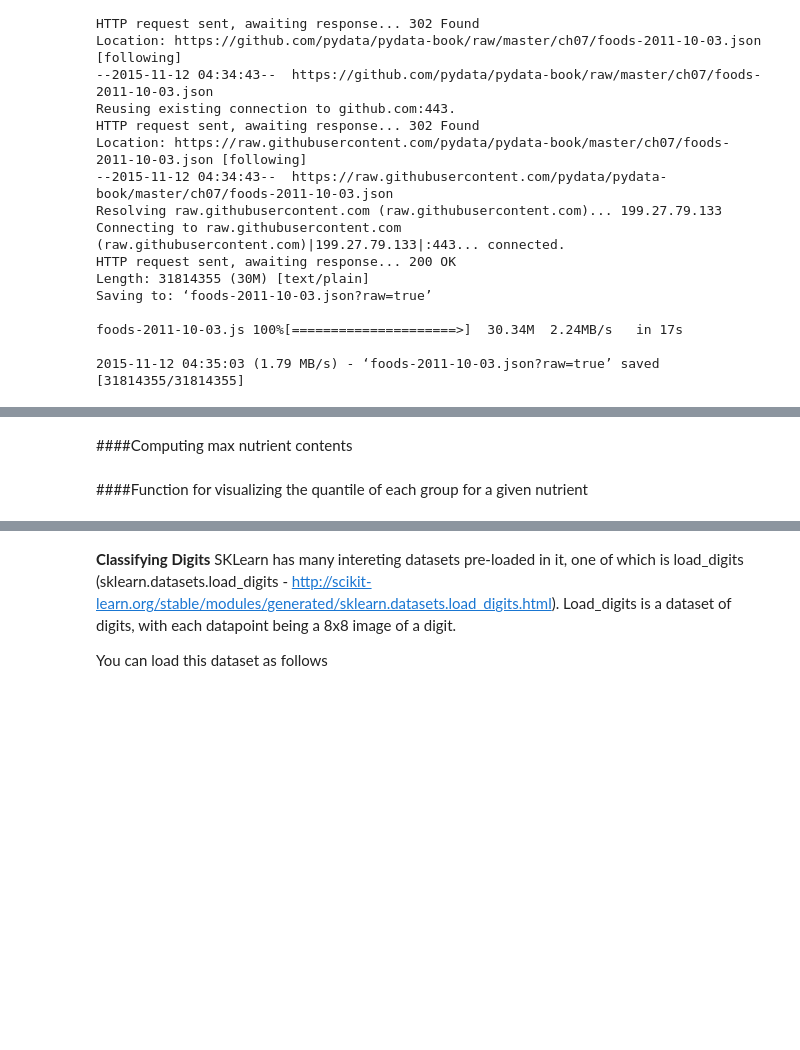
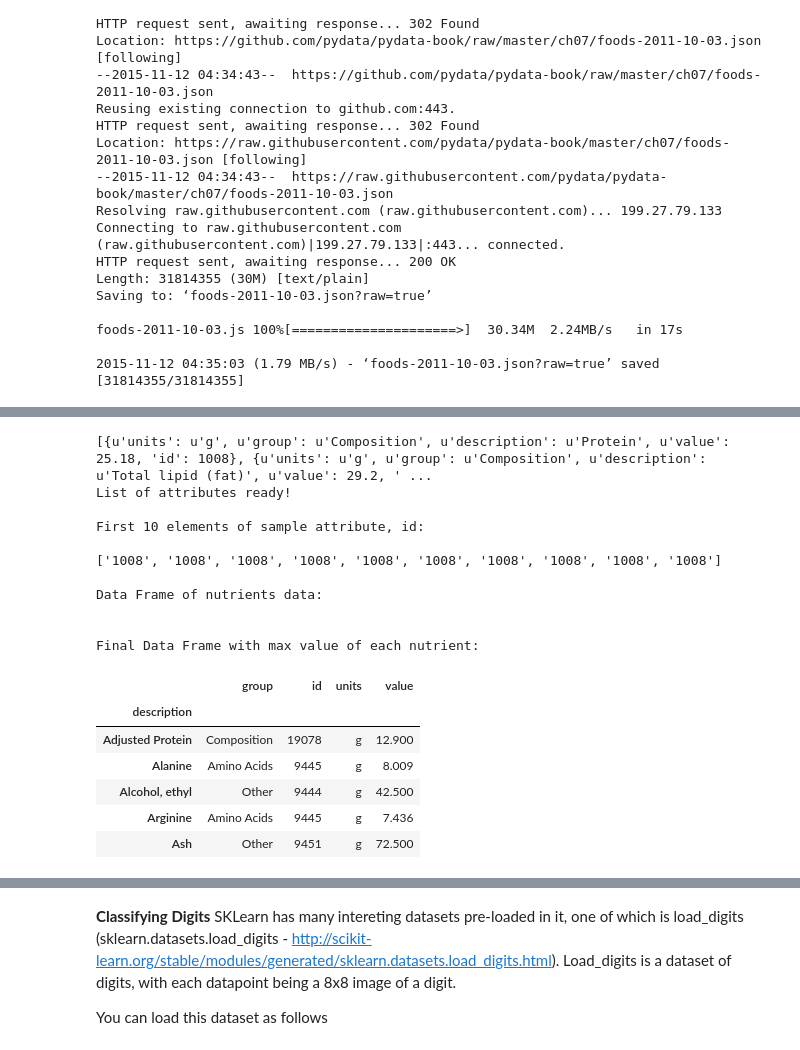
Before and after one commit to mGalarnyk/mgalarny, a Jupyter notebook: DSE200/day_3_models_and_learning/03_Exercises_HW3_MichaelGalarnyk.ipynb, the cells around one changed output, grey strips where cells are left out. Saved outputs shown, nothing was run; the diff lists cells and outputs as text; code cells hidden in the pictures; blank space fills up the shorter version.

```diff
--- a/DSE200/day_3_models_and_learning/03_Exercises_HW3_MichaelGalarnyk.ipynb
+++ b/DSE200/day_3_models_and_learning/03_Exercises_HW3_MichaelGalarnyk.ipynb
@@ -239,4 +231,58 @@ print dict_list[0:10]
-# %% [markdown]
-####Computing max nutrient contents
-# %% [markdown]
-####Function for visualizing the quantile of each group for a given nutrient
+# %%
+dict_list=[]
+for index, i in enumerate(food.index.values):
+    print str(index)+' of '+str(len(food.index.values)),'\r',
+    for nutri in food['nutrients'][i]:
+        dict_list.append(nutri)
+print dict_list[0:10]
+
+num=[]
+description=[]
+group=[]
+i=[]
+units=[]
+value=[]
+for index, dictionary in enumerate(dict_list):
+    print str(index)+' of '+str(len(dict_list)),'\r',
+    description.append(dictionary['description'])
+    group.append(dictionary['group'])
+    i.append(str(dictionary['id']))  #Convert to str to avoid math operations on id
+    units.append(dictionary['units'])
+    value.append(dictionary['value'])
+print 'List of attributes ready!\n'
+print 'First 10 elements of sample attribute, id:\n'
+print i[0:10]
+
+nutrients={}
+nutrients['description']=description
+nutrients['group']=group
+nutrients['id']=i
+nutrients['units']=units
+nutrients['value']=value
+
+nutrients=pd.DataFrame(nutrients)
+print '\nData Frame of nutrients data:\n'
+nutrients.head()
+
+max_nut=nutrients.groupby(['description']).max()
+print '\nFinal Data Frame with max value of each nutrient:\n'
+max_nut.head()
+# %% [output]
+[{u'units': u'g', u'group': u'Composition', u'description': u'Protein', u'value': 25.18, 'id': 1008}, {u'units': u'g', u'group': u'Composition', u'description': u'Total lipid (fat)', u'value': 29.2, ' ...
+List of attributes ready!
+
+First 10 elements of sample attribute, id:
+
+['1008', '1008', '1008', '1008', '1008', '1008', '1008', '1008', '1008', '1008']
+
+Data Frame of nutrients data:
+
+
+Final Data Frame with max value of each nutrient:
+|  | group | id | units | value |
+| description |  |  |  |  |
+| Adjusted Protein | Composition | 19078 | g | 12.900 |
+| Alanine | Amino Acids | 9445 | g | 8.009 |
+| Alcohol, ethyl | Other | 9444 | g | 42.500 |
+| Arginine | Amino Acids | 9445 | g | 7.436 |
+| Ash | Other | 9451 | g | 72.500 |
```
Also changed, not shown: parts of 15 cells of this notebook, 3 other files.
